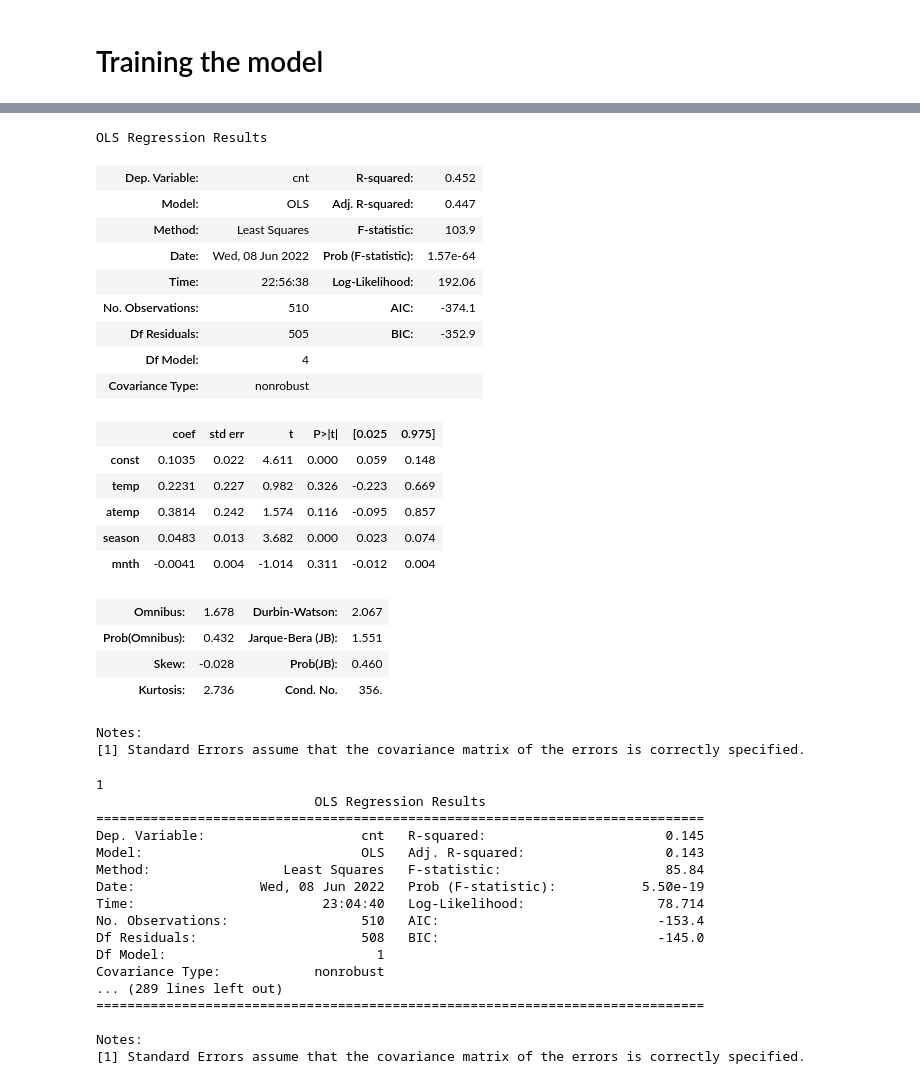
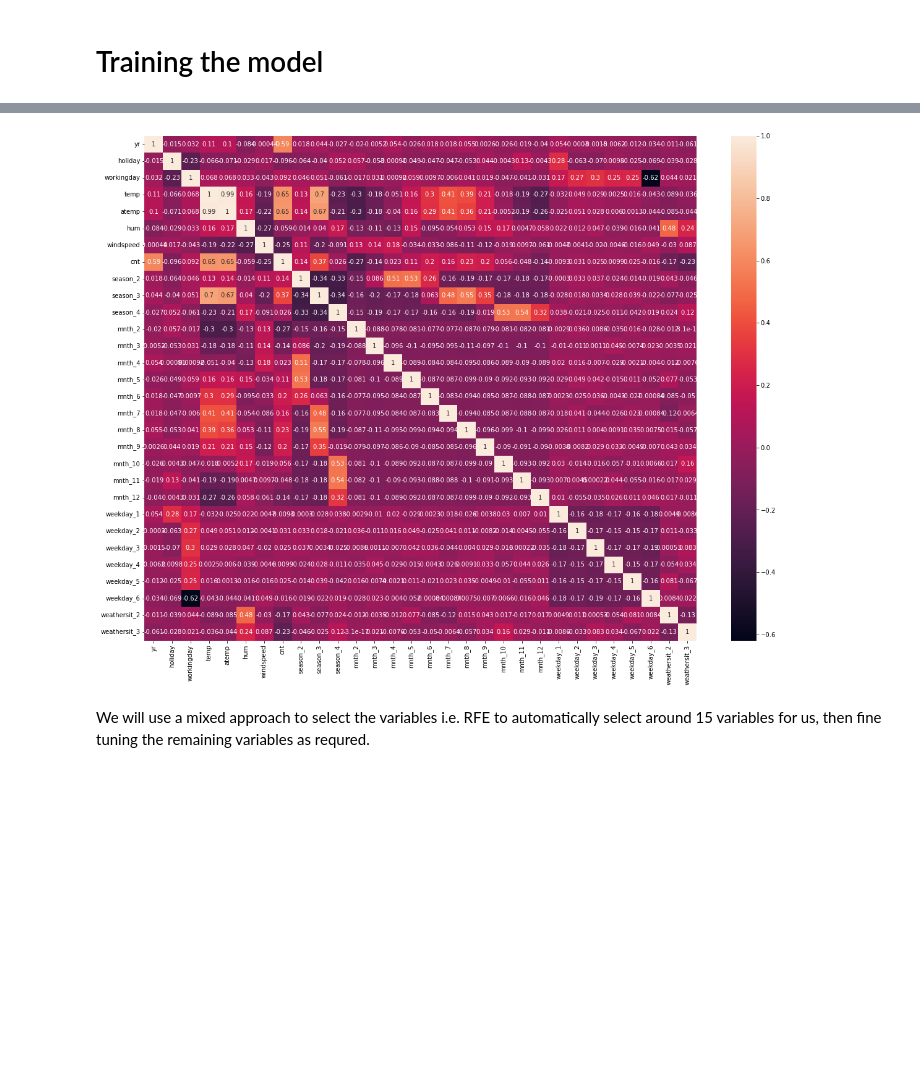
Before and after one commit to gautamjoshi1984/Bike_Sharing_MLR_Assignment, a Jupyter notebook: BikeSharing.ipynb, the cells around one changed output, grey strips where cells are left out. Cells and saved outputs as stored; diff of their text form; code cells hidden in the pictures; blank space fills up the shorter version.

```diff
--- a/BikeSharing.ipynb
+++ b/BikeSharing.ipynb
@@ -326,67 +232,6 @@ Notes:
-# %%
-#Lets add season into the model
-#Build the model with only 1 variable i.e. temperature
-#Add constant -
-X_train_sm = sm.add_constant(X_train[['temp','atemp','season','mnth']])
-
-lr = sm.OLS(y_train,X_train_sm)
-
-lr_model = lr.fit()
-lr_model.summary()
-# %% [output]
-OLS Regression Results
-| Dep. Variable: | cnt | R-squared: | 0.452 |
-| Model: | OLS | Adj. R-squared: | 0.447 |
-| Method: | Least Squares | F-statistic: | 103.9 |
-| Date: | Wed, 08 Jun 2022 | Prob (F-statistic): | 1.57e-64 |
-| Time: | 22:56:38 | Log-Likelihood: | 192.06 |
-| No. Observations: | 510 | AIC: | -374.1 |
-| Df Residuals: | 505 | BIC: | -352.9 |
-| Df Model: | 4 |  |  |
-| Covariance Type: | nonrobust |  |  |
-|  | coef | std err | t | P>|t| | [0.025 | 0.975] |
-| const | 0.1035 | 0.022 | 4.611 | 0.000 | 0.059 | 0.148 |
-| temp | 0.2231 | 0.227 | 0.982 | 0.326 | -0.223 | 0.669 |
-| atemp | 0.3814 | 0.242 | 1.574 | 0.116 | -0.095 | 0.857 |
-| season | 0.0483 | 0.013 | 3.682 | 0.000 | 0.023 | 0.074 |
-| mnth | -0.0041 | 0.004 | -1.014 | 0.311 | -0.012 | 0.004 |
-| Omnibus: | 1.678 | Durbin-Watson: | 2.067 |
-| Prob(Omnibus): | 0.432 | Jarque-Bera (JB): | 1.551 |
-| Skew: | -0.028 | Prob(JB): | 0.460 |
-| Kurtosis: | 2.736 | Cond. No. | 356. |
-Notes:
-[1] Standard Errors assume that the covariance matrix of the errors is correctly specified.
-# %%
-#Lets add season into the model
-#Build the model with only 1 variable i.e. temperature
-#Add constant -
-feature_list = ['season','yr','mnth','holiday','weekday','workingday','weathersit','temp','atemp','hum','windspeed']
-
-for i in range(1,len(feature_list)):
-    X_train_sm = sm.add_constant(X_train[feature_list[:i]])
-
-    lr = sm.OLS(y_train,X_train_sm)
-
-    lr_model = lr.fit()
-
-    print(i)
-    #print(lr_model.params)
-    print(lr_model.summary())
-# %% [output]
-1
-                            OLS Regression Results
-==============================================================================
-Dep. Variable:                    cnt   R-squared:                       0.145
-Model:                            OLS   Adj. R-squared:                  0.143
-Method:                 Least Squares   F-statistic:                     85.84
-Date:                Wed, 08 Jun 2022   Prob (F-statistic):           5.50e-19
-Time:                        23:04:40   Log-Likelihood:                 78.714
-No. Observations:                 510   AIC:                            -153.4
-Df Residuals:                     508   BIC:                            -145.0
-Df Model:                           1
-Covariance Type:            nonrobust
-... (289 lines left out)
-==============================================================================
-
-Notes:
-[1] Standard Errors assume that the covariance matrix of the errors is correctly specified.
+# %%
+plt.figure(figsize = (20,15))
+sns.heatmap(df_train.corr(), annot = True)
+plt.show()
+# %% [output]
+[figure, added]
@@ -392,0 +241,2 @@ Notes:
+# %% [markdown]
+We will use a mixed approach to select the variables i.e. RFE to automatically select around 15 variables for us, then fine tuning the remaining variables as requred.
```
Also changed, not shown: parts of 77 cells of this notebook.
